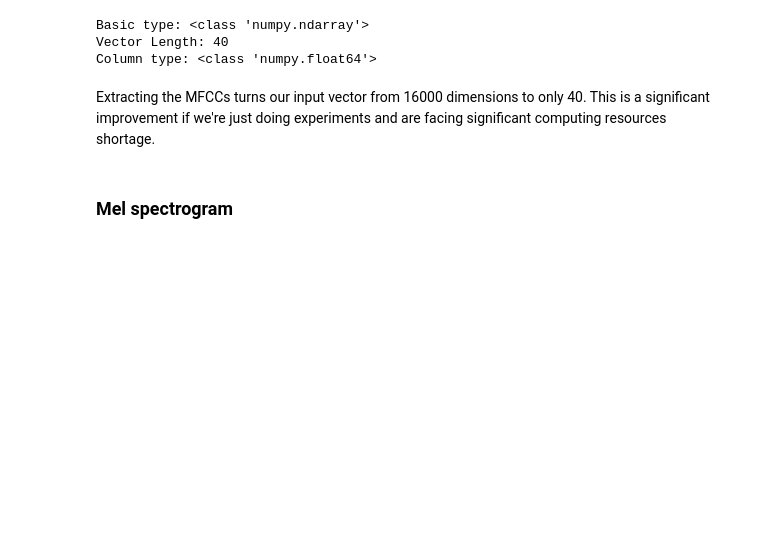
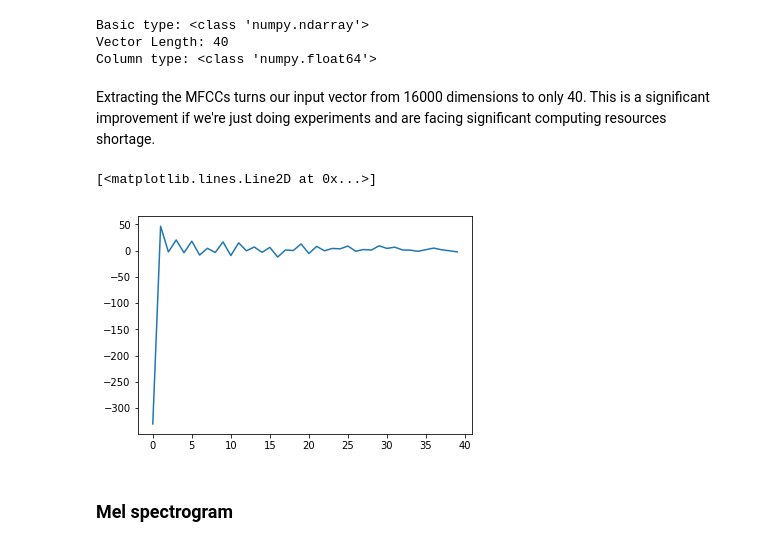
Before and after one commit to mateuszjurewicz/tensorflow_speech_recognition, a Jupyter notebook: 2. Preprocessing and data augmentation.ipynb, the cells around one changed output. Cells and saved outputs as stored; diff of their text form; code cells hidden in the pictures; blank space fills up the shorter version.

```diff
--- a/2. Preprocessing and data augmentation.ipynb
+++ b/2. Preprocessing and data augmentation.ipynb
@@ -100,6 +100,11 @@ Vector Length: 40
 Column type: <class 'numpy.float64'>
 # %% [markdown]
 Extracting the MFCCs turns our input vector from 16000 dimensions to only 40. This is a significant improvement if we're just doing experiments and are facing significant computing resources shortage.
+# %%
+plt.plot(x_mfccs)
+# %% [output]
+[<matplotlib.lines.Line2D at 0x...>]
+[figure, added]
 # %% [markdown]
 ### Mel spectrogram
 # %% [markdown]
```
Also changed, not shown: parts of 9 cells of this notebook, 1 other file.
